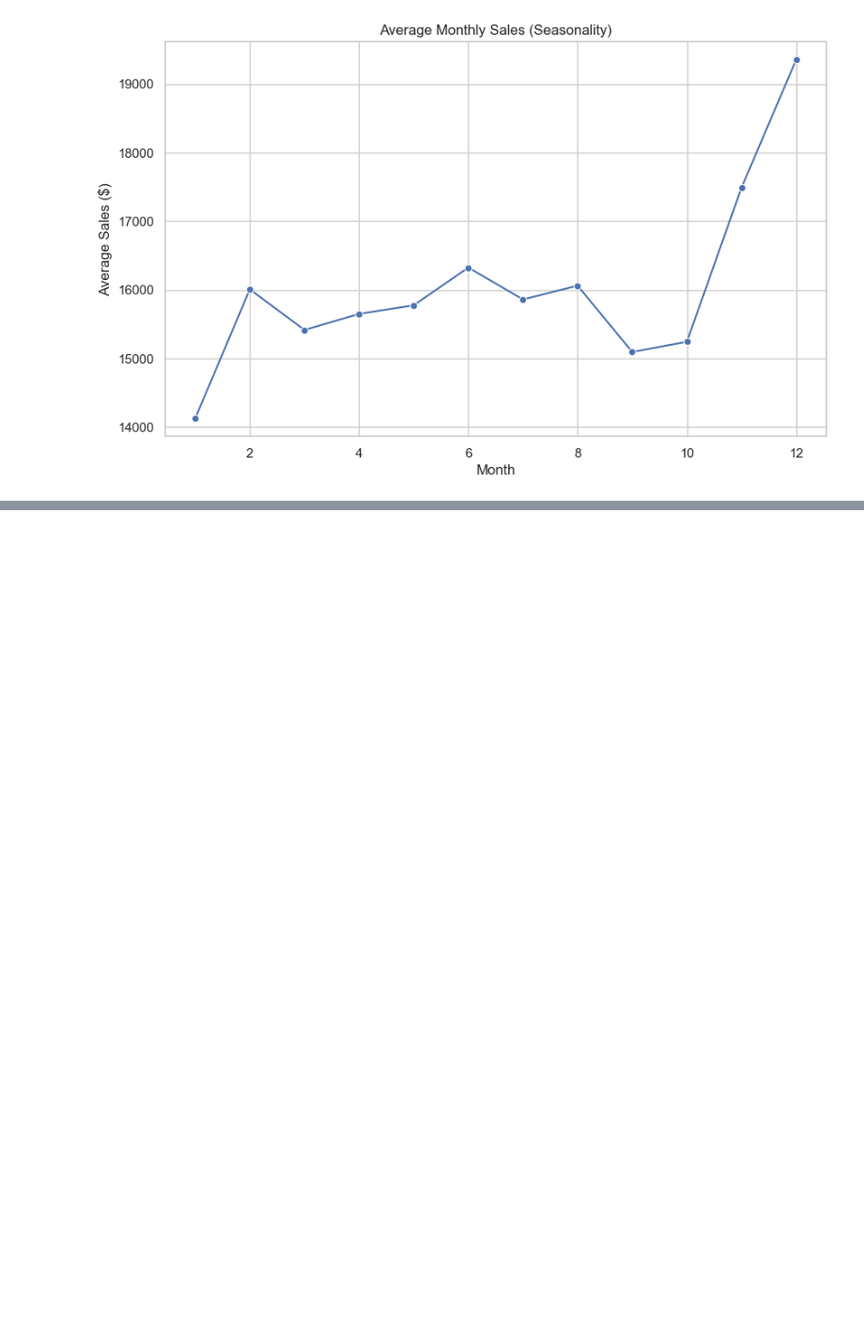
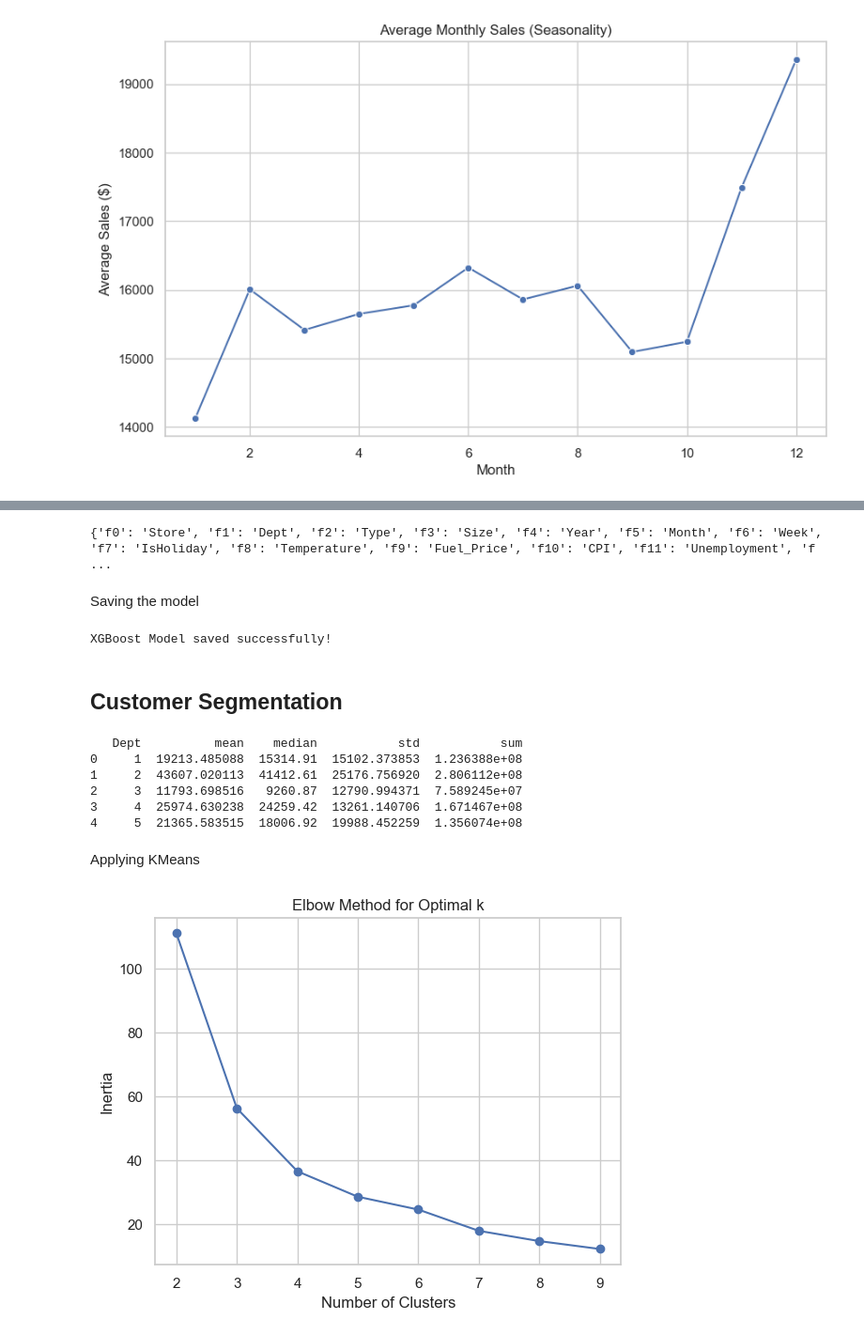
Before and after one commit to Shubhampandey1git/Integrated-Retail-Analytics-for-Store-Optimization, a Jupyter notebook: test.ipynb, the cells around one changed output, grey strips where cells are left out. Shown at 94% size. Drawn from its saved outputs; the diff is of its cells as text; code cells hidden in the pictures; blank space fills up the shorter version.

```diff
--- a/test.ipynb
+++ b/test.ipynb
@@ -272,0 +485,51 @@ plt.show()
+# %%
+# Map XGBoost features back to column names
+feature_mapping = dict(zip([f"f{i}" for i in range(X.shape[1])], X.columns))
+print(feature_mapping)
+# %% [output]
+{'f0': 'Store', 'f1': 'Dept', 'f2': 'Type', 'f3': 'Size', 'f4': 'Year', 'f5': 'Month', 'f6': 'Week', 'f7': 'IsHoliday', 'f8': 'Temperature', 'f9': 'Fuel_Price', 'f10': 'CPI', 'f11': 'Unemployment', 'f ...
+# %% [markdown]
+Saving the model
+# %%
+# Save XGBoost model
+joblib.dump(xgb_model, "xgboost_sales.pkl")
+
+print("XGBoost Model saved successfully!")
+# %% [output]
+XGBoost Model saved successfully!
+# %% [markdown]
+## **Customer Segmentation**
+# %%
+# Aggregating sales per department
+dept_sales_summary = merged_df.groupby("Dept")["Weekly_Sales"].agg(["mean","median","std","sum"]).reset_index()
+
+print(dept_sales_summary.head())
+# %% [output]
+   Dept          mean    median           std           sum
+0     1  19213.485088  15314.91  15102.373853  1.236388e+08
+1     2  43607.020113  41412.61  25176.756920  2.806112e+08
+2     3  11793.698516   9260.87  12790.994371  7.589245e+07
+3     4  25974.630238  24259.42  13261.140706  1.671467e+08
+4     5  21365.583515  18006.92  19988.452259  1.356074e+08
+# %%
+# Scaling Data
+scaler_seg = StandardScaler()
+X_seg = scaler_seg.fit_transform(dept_sales_summary[["mean","median","std","sum"]])
+# %% [markdown]
+Applying KMeans
+# %%
+
+# Elbow Method
+inertia = []
+for k in range(2,10):
+    km = KMeans(n_clusters=k, random_state=42)
+    km.fit(X_seg)
+    inertia.append(km.inertia_)
+
+plt.plot(range(2,10), inertia, marker="o")
+plt.title("Elbow Method for Optimal k")
+plt.xlabel("Number of Clusters")
+plt.ylabel("Inertia")
+plt.show()
+# %% [output]
+[figure, added]
```
Also changed, not shown: parts of 40 cells of this notebook, 1 other file.
